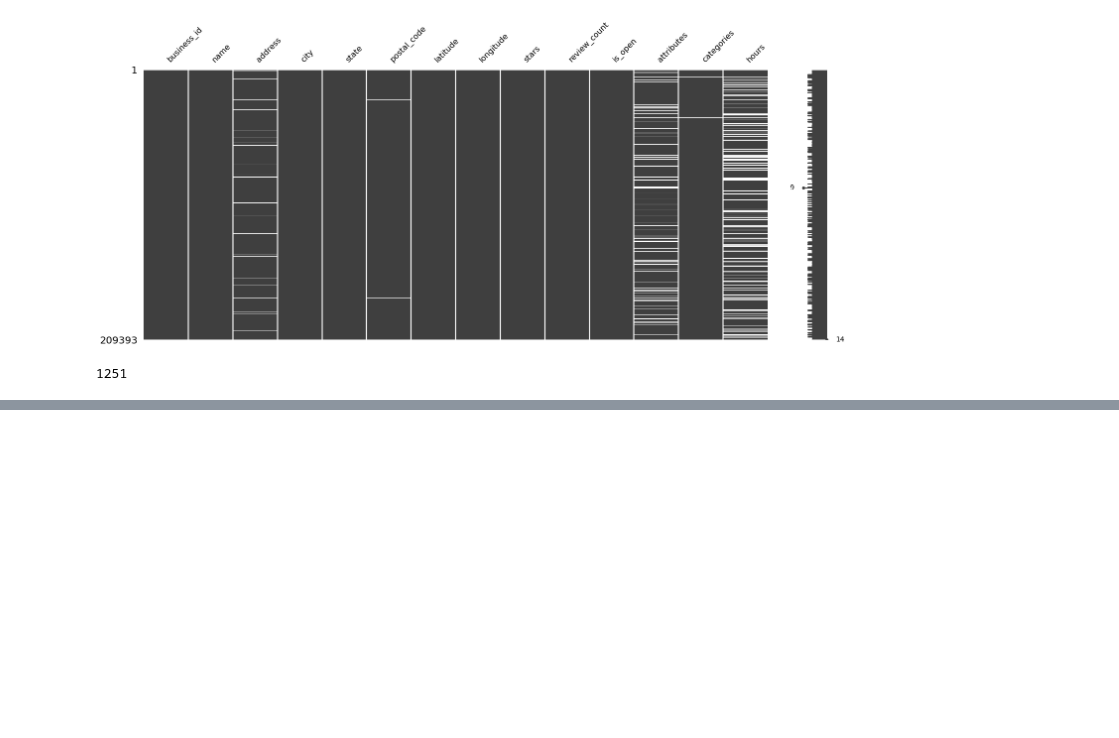
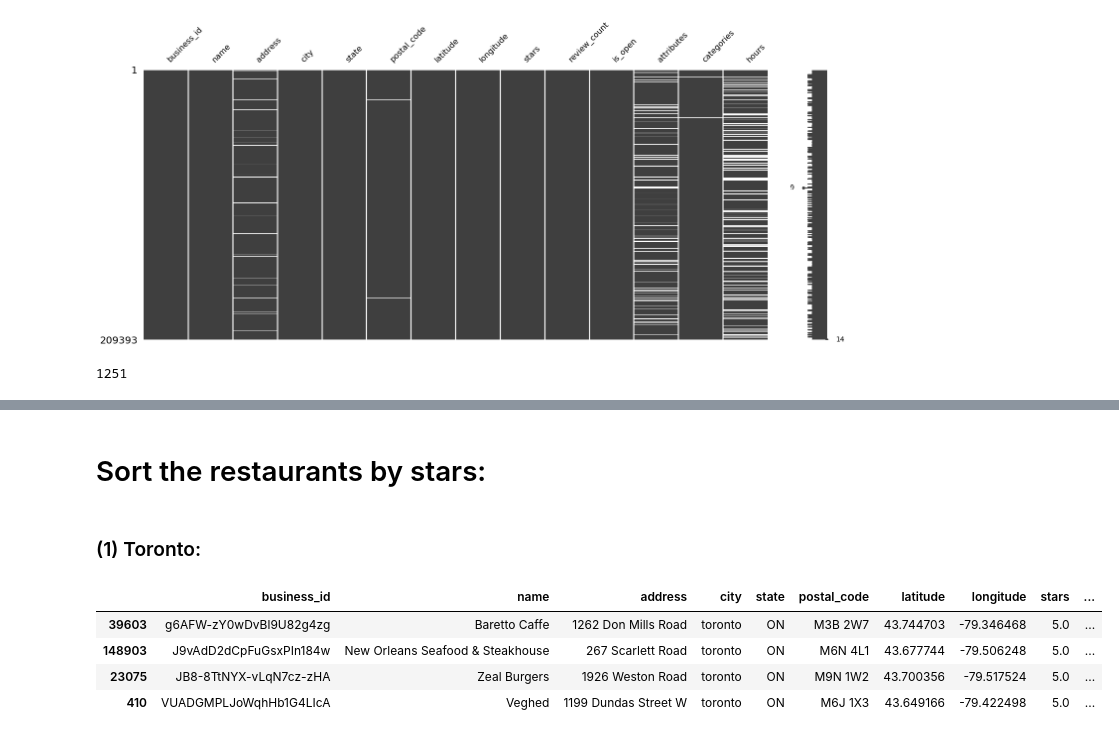
Before and after one commit to akhilesh-somani/Restaurant_Recommendation_System, a Jupyter notebook: Akhilesh.ipynb, the cells around one changed output, grey strips where cells are left out. Drawn from its saved outputs; the diff is of its cells as text; code cells hidden in the pictures; blank space fills up the shorter version.

```diff
--- a/Akhilesh.ipynb
+++ b/Akhilesh.ipynb
@@ -154,0 +216,14 @@ Name: business_id, Length: 1250, dtype: int64
+# %% [markdown]
+# Sort the restaurants by stars:
+# %% [markdown]
+### (1) Toronto:
+# %%
+yelp_restaurants_df = yelp_business_df[yelp_business_df.categories.str.contains('restaurants', case = False)]
+toronto_restuarants_sorted = yelp_restaurants_df.query('city == "toronto"').sort_values(['stars', 'review_count'], ascending=False)
+toronto_restuarants_sorted.head(4)
+# %% [output]
+|  | business_id | name | address | city | state | postal_code | latitude | longitude | stars | ... |
+| 39603 | g6AFW-zY0wDvBl9U82g4zg | Baretto Caffe | 1262 Don Mills Road | toronto | ON | M3B 2W7 | 43.744703 | -79.346468 | 5.0 | ... |
+| 148903 | J9vAdD2dCpFuGsxPIn184w | New Orleans Seafood & Steakhouse | 267 Scarlett Road | toronto | ON | M6N 4L1 | 43.677744 | -79.506248 | 5.0 | ... |
+| 23075 | JB8-8TtNYX-vLqN7cz-zHA | Zeal Burgers | 1926 Weston Road | toronto | ON | M9N 1W2 | 43.700356 | -79.517524 | 5.0 | ... |
+| 410 | VUADGMPLJoWqhHb1G4LIcA | Veghed | 1199 Dundas Street W | toronto | ON | M6J 1X3 | 43.649166 | -79.422498 | 5.0 | ... |
```
Also changed, not shown: parts of 25 cells of this notebook.
